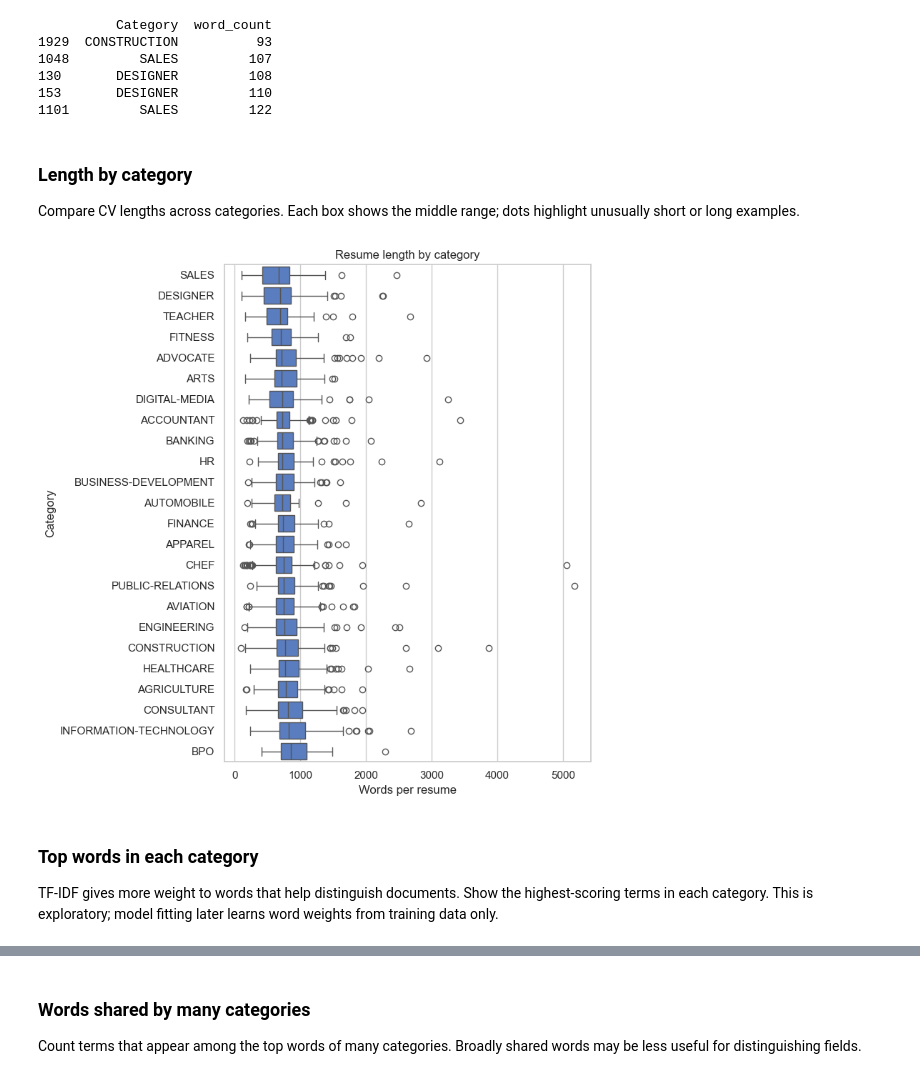
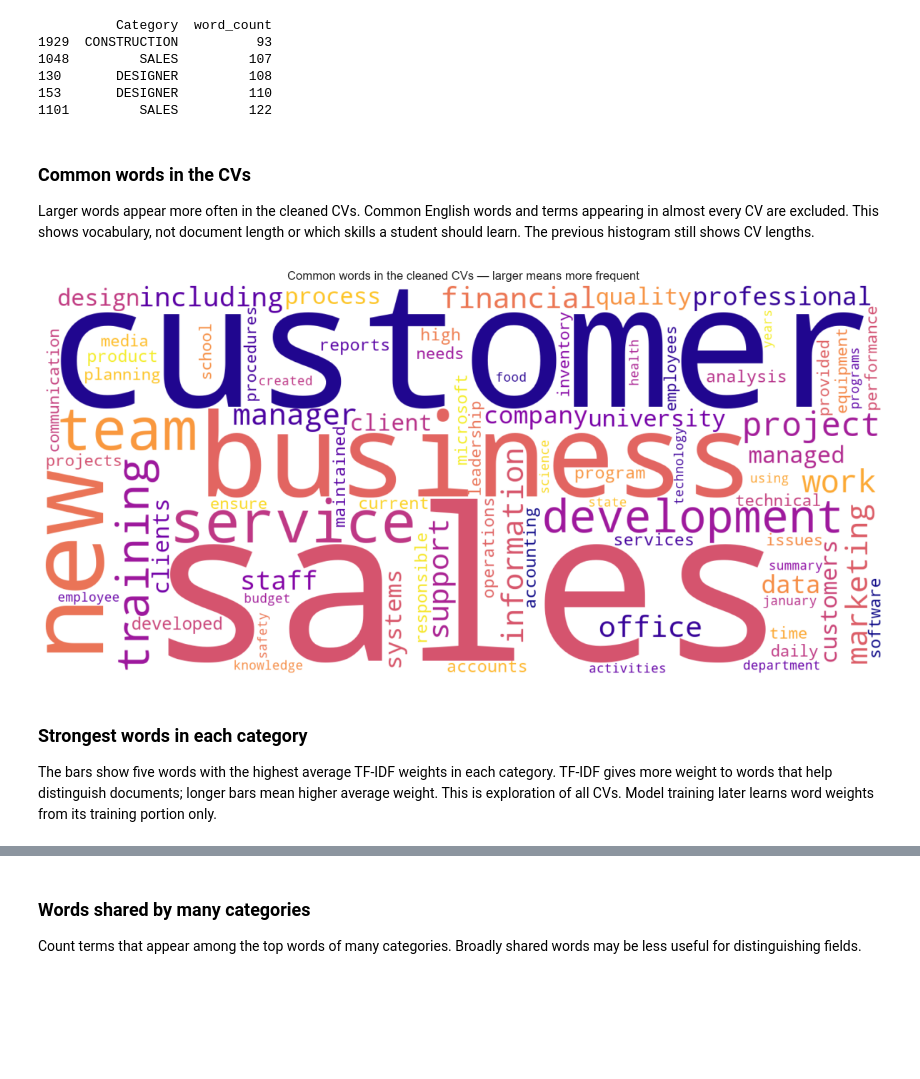
Before and after one commit to wangui-technerd/Upshift, a Jupyter notebook: ai/notebooks/SemanticMatching_Final.ipynb, the cells around one changed output, grey strips where cells are left out. Saved outputs shown, nothing was run; the diff lists cells and outputs as text; code cells hidden in the pictures; blank space fills up the shorter version.

```diff
--- a/ai/notebooks/SemanticMatching_Final.ipynb
+++ b/ai/notebooks/SemanticMatching_Final.ipynb
@@ -1062,25 +1088,30 @@ Name: word_count, dtype: float64
 153       DESIGNER         110
 1101         SALES         122
 # %% [markdown]
-### Length by category
+### Common words in the CVs
 
-Compare CV lengths across categories. Each box shows the middle range; dots highlight unusually short or long examples.
+Larger words appear more often in the cleaned CVs. Common English words and terms appearing in almost every CV are excluded. This shows vocabulary, not document length or which skills a student should learn. The previous histogram still shows CV lengths.
 # %%
-#order categories from shortest to longest typical resume
-order = df_resumes.groupby('Category')['word_count'].median().sort_values().index
+from wordcloud import WordCloud
+from sklearn.feature_extraction.text import CountVectorizer
 
-plt.figure(figsize=(8,8))
-sns.boxplot(data=df_resumes, x='word_count', y='Category', order=order)
-plt.xlabel('Words per resume')
-plt.title('Resume length by category')
-plt.tight_layout()
-plt.show()
+cloud_counter = CountVectorizer(stop_words='english', min_df=5, max_df=.8, max_features=2000,
+                               token_pattern=r'(?u)\b[a-z][a-z]+\b')
+cloud_matrix = cloud_counter.fit_transform(df_resumes['Resume_clean'])
+cloud_frequencies = dict(zip(cloud_counter.get_feature_names_out(),
+                            np.asarray(cloud_matrix.sum(axis=0)).ravel()))
+cloud = WordCloud(width=1400, height=650, background_color='white', max_words=80,
+                  colormap='plasma', random_state=42).generate_from_frequencies(cloud_frequencies)
+plt.figure(figsize=(13, 6))
+plt.imshow(cloud, interpolation='bilinear'); plt.axis('off')
+plt.title('Common words in the cleaned CVs — larger means more frequent')
+plt.tight_layout(); plt.show()
 # %% [output]
-[figure, old version]
+[figure, new version]
 # %% [markdown]
-### Top words in each category
+### Strongest words in each category
 
-TF-IDF gives more weight to words that help distinguish documents. Show the highest-scoring terms in each category. This is exploratory; model fitting later learns word weights from training data only.
+The bars show five words with the highest average TF-IDF weights in each category. TF-IDF gives more weight to words that help distinguish documents; longer bars mean higher average weight. This is exploration of all CVs. Model training later learns word weights from its training portion only.
 # %%
 
 # ignore common English words and words found in fewer than 5 resumes
```
Also changed, not shown: parts of 26 cells of this notebook, 1 other file.
